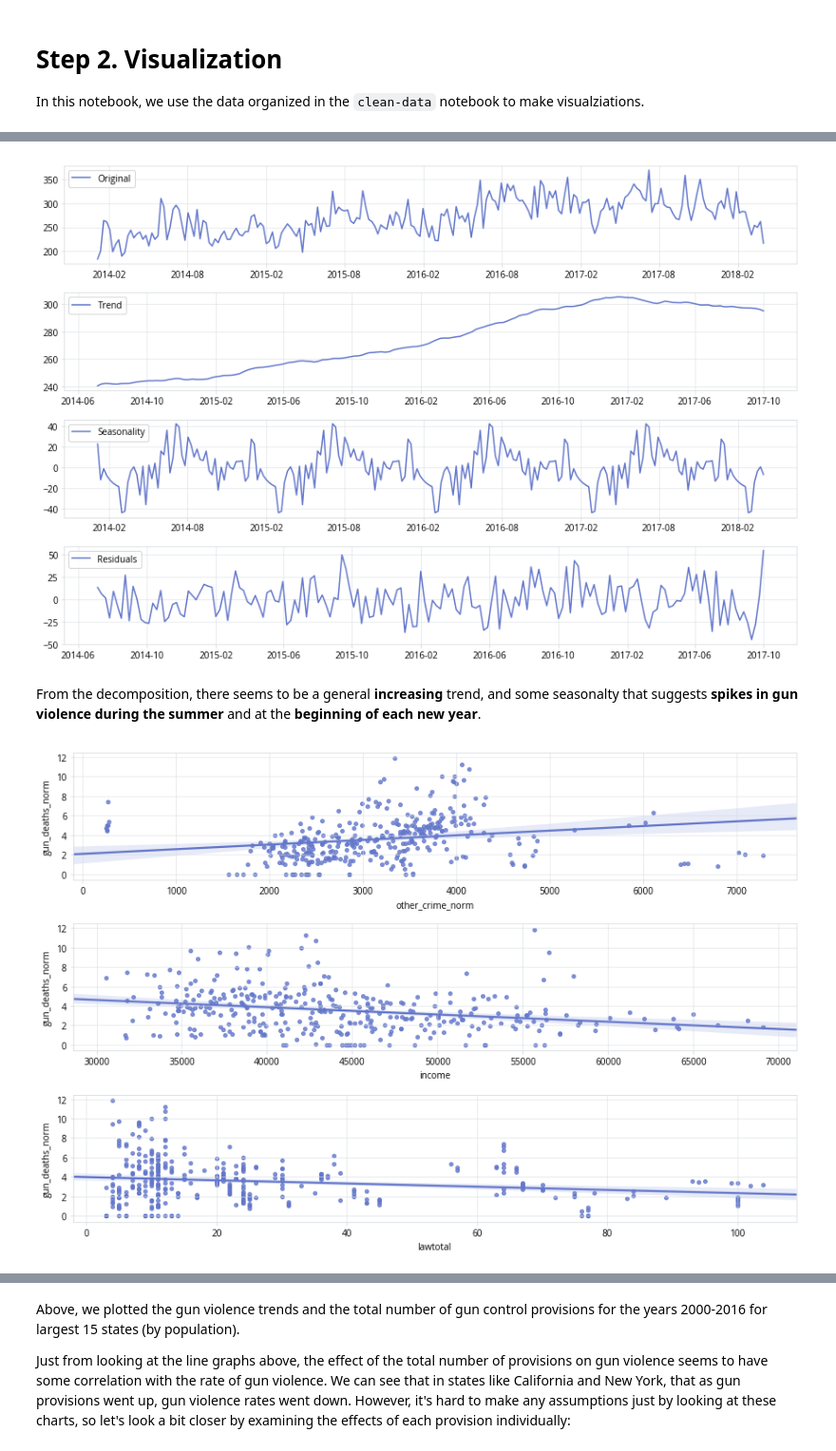
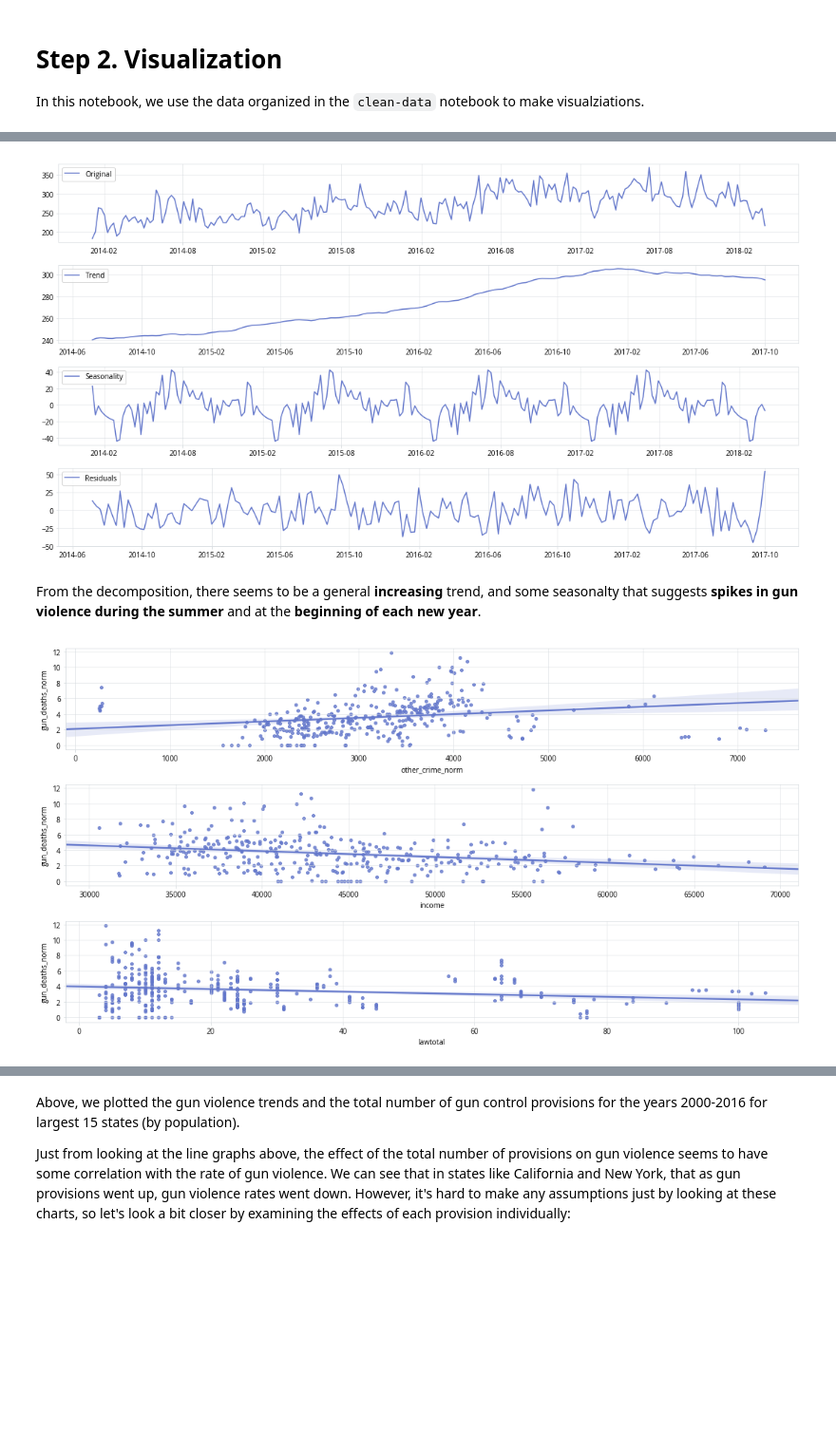
Before and after one commit to jonathanshuai/springboard-capstone1, a Jupyter notebook: visualization.ipynb, the cells around one changed output, grey strips where cells are left out. Shown at 95% size. Saved outputs shown, nothing was run; the diff lists cells and outputs as text; code cells hidden in the pictures; blank space fills up the shorter version.

```diff
--- a/visualization.ipynb
+++ b/visualization.ipynb
@@ -37,7 +43,7 @@ annual_df = pd.read_csv(annual_file, parse_dates=True, index_col=0)
 # %%
 # Styling
 # make figures bigger
-mpl.rcParams['figure.figsize'] = 12, 8
+mpl.rcParams['figure.figsize'] = 15, 8
 
 # change grid line styling
 mpl.rcParams['grid.color'] = '#d6dbdf'
@@ -53,7 +59,7 @@ mpl.rcParams['ytick.color'] = '#d6dbdf'
 # change font
 mpl.rcParams['font.family'] = 'Open Sans'
 
-mpl.rcParams['axes.prop_cycle'] = plt.cycler(color=['#6377cb', '#b9bac2'])
+mpl.rcParams['axes.prop_cycle'] = plt.cycler(color=['#6377cb', '#cb6377'])
 
 # define colors for republican and democrat
 rep_color='#e74c3c'
@@ -65,14 +71,3 @@ def apply_styling(grid=True):
     plt.yticks(color='k')
     if grid:
         plt.grid()
-# %%
-# Exclude District of Columbia from some of our visualizations because it's a weird, extreme outlier
-annual_df = annual_df[annual_df['state'] != 'District of Columbia']
-overall_df = overall_df[overall_df['state'] != 'District of Columbia']
-
-# Keep track of states which have a big population; used for some visualizations w/ too many charts
-def big_states(n=40):
-    avg_populations = annual_df.groupby('state')['population'].mean()
-    sorted_populations = avg_populations.sort_values()
-    valid_states = set(sorted_populations.tail(n).index)
-    return list(filter(lambda x: x in valid_states, avg_populations.index.values))
@@ -141,24 +200,26 @@ apply_styling()
 plt.tight_layout()
 plt.show()
 # %% [output]
-[figure, old version]
+[figure, new version]
 # %% [markdown]
 From the decomposition, there seems to be a general **increasing** trend, and some seasonalty that suggests **spikes in gun violence during the summer** and at the **beginning of each new year**.
 # %%
 # Plot these features against gun homicide rates
 to_plot = ['other_crime_norm', 'income', 'lawtotal']
 n_items = len(to_plot)
 
+temp_df = annual_df[to_plot + ['gun_deaths_norm']].dropna()
+
 for i, column in enumerate(to_plot):
     plt.subplot(n_items, 1, i + 1)
-    sns.regplot(overall_df[column], overall_df['gun_deaths_norm'])
+    sns.regplot(temp_df[column], temp_df['gun_deaths_norm'])
     apply_styling()
 
 plt.subplot(n_items, 1, 1)
 plt.tight_layout()
 plt.show()
 # %% [output]
-[figure, old version]
+[figure, new version]
 # %%
 # Plot gun deaths as they relate to alcohol consumption
 to_plot = ['beer', 'wine', 'spirits', 'all']
```
Also changed, not shown: parts of 15 cells of this notebook, 8 other files.
